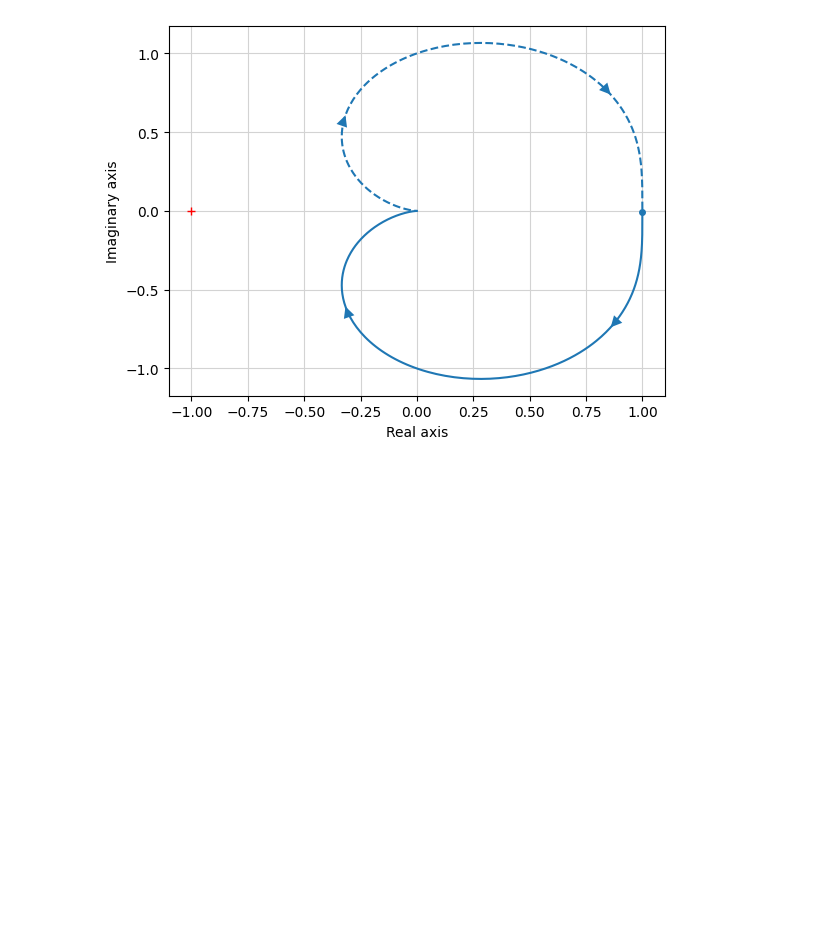
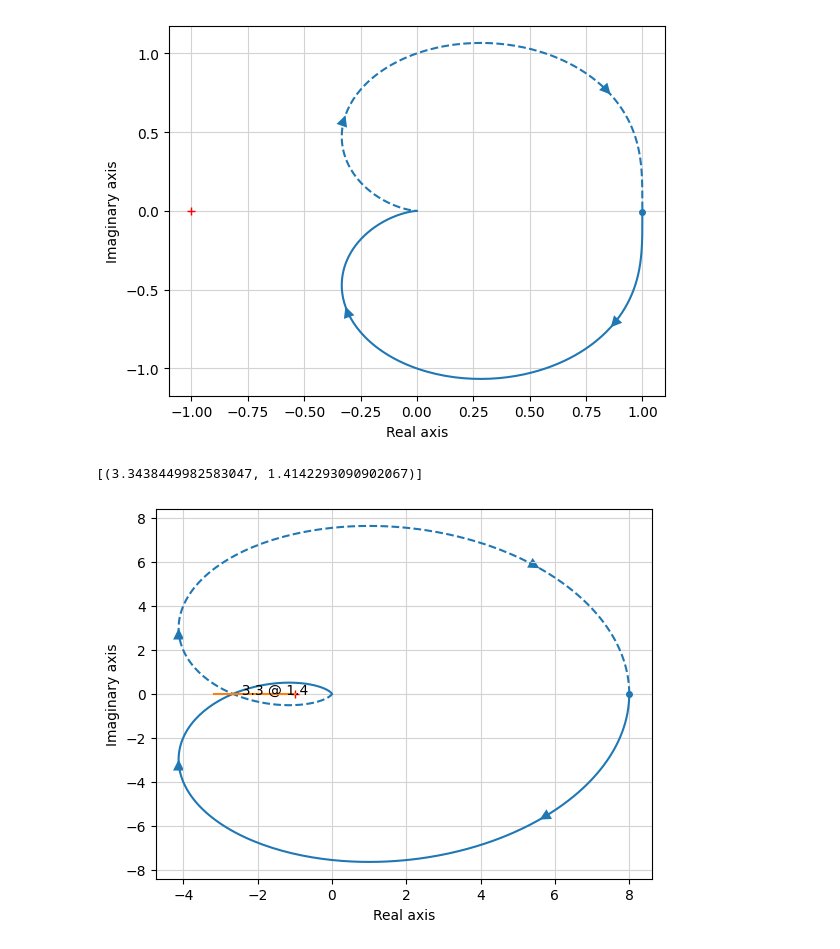
Before and after one commit to tom2rd/EMC-sim, a Jupyter notebook: impedance.py/Laplace-impedance/FreqBodeNyqist.ipynb, the cells around one changed output. Cells and saved outputs as stored; diff of their text form; code cells hidden in the pictures; blank space fills up the shorter version.

```diff
--- a/impedance.py/Laplace-impedance/FreqBodeNyqist.ipynb
+++ b/impedance.py/Laplace-impedance/FreqBodeNyqist.ipynb
@@ -103,3 +91,13 @@ control.bode(G, omega);
 control.nyquist_plot(G, omega);
 # %% [output]
 [figure]
+# %%
+import control as ct
+import numpy as np
+H_simple = ct.tf([8], [1, 2, 2, 1])
+F_saturation = ct.saturation_nonlinearity(1)
+amp = np.linspace(1, 4, 10)
+ct.describing_function_plot(H_simple, F_saturation, amp)
+# %% [output]
+[(3.3438449982583047, 1.4142293090902067)]
+[figure, added]
```
Also changed, not shown: parts of 19 cells of this notebook.
